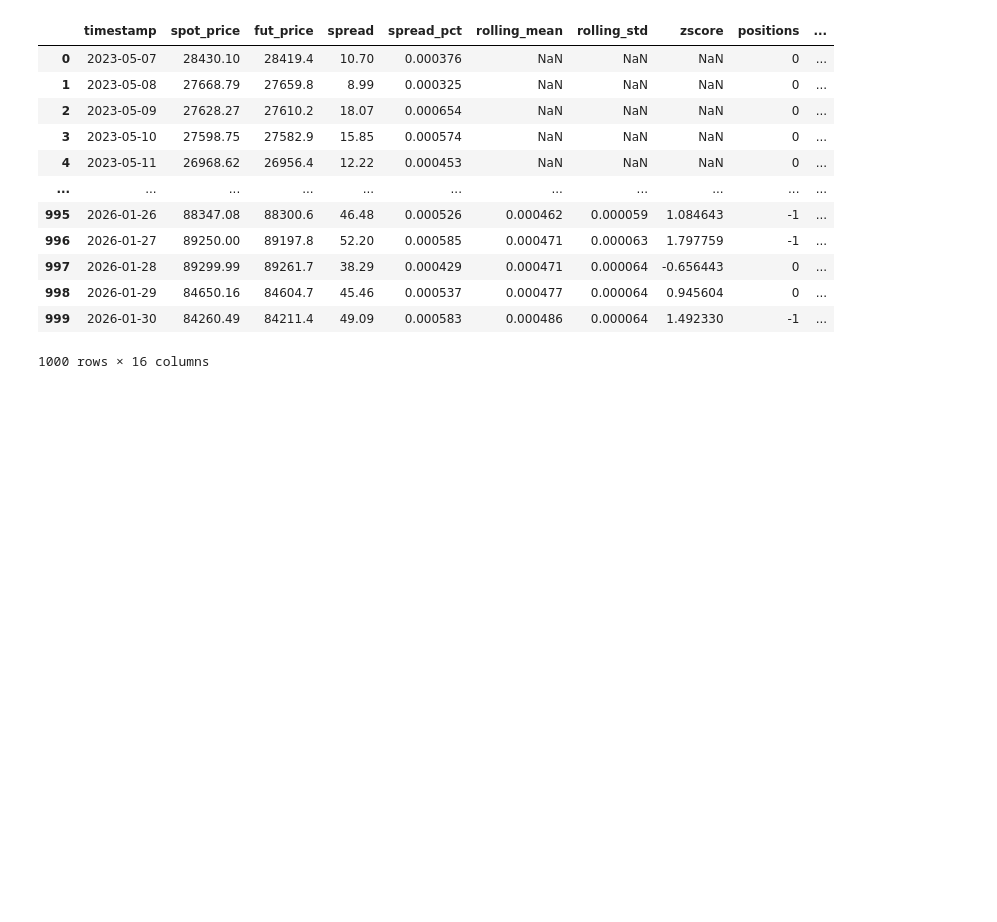
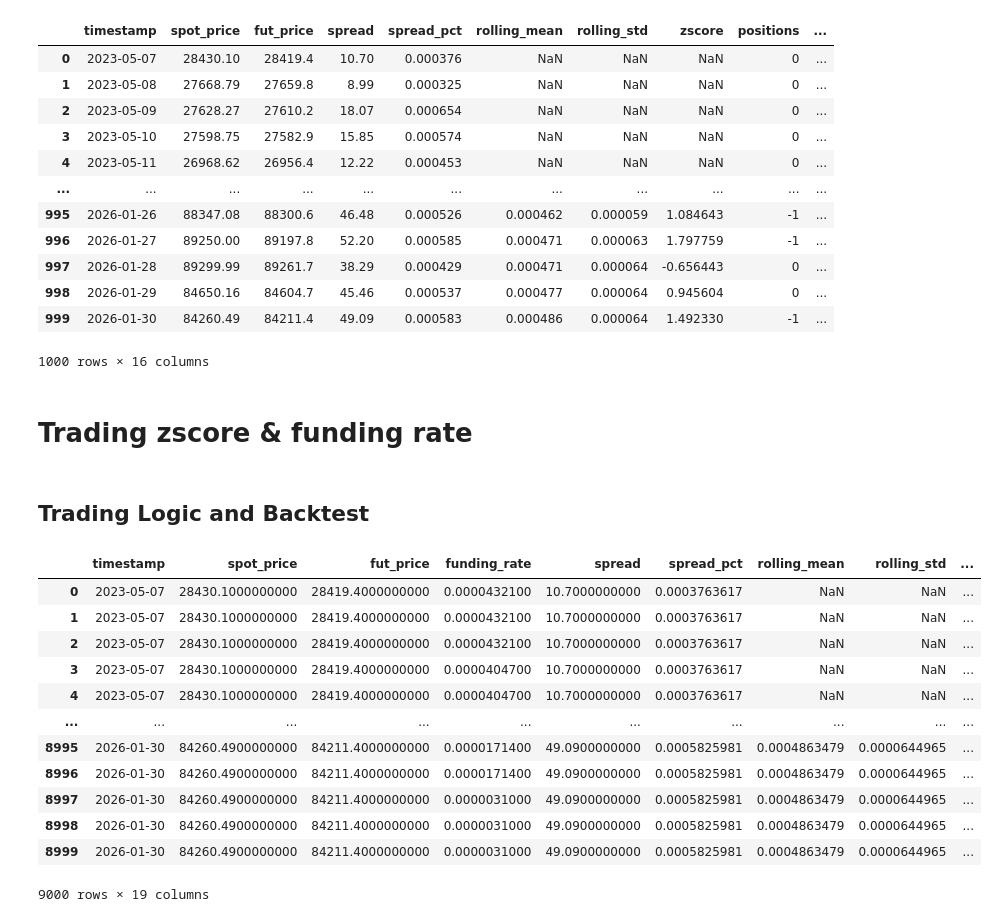
Before and after one commit to eaarowolo25/btc_spot_perp_meanreversion, a Jupyter notebook: notebooks/model.ipynb, the cells around one changed output. Saved outputs shown, nothing was run; the diff lists cells and outputs as text; code cells hidden in the pictures; blank space fills up the shorter version.

```diff
--- a/notebooks/model.ipynb
+++ b/notebooks/model.ipynb
@@ -899,3 +967,25 @@ stats_df
 | 998 | 2026-01-29 | 84650.16 | 84604.7 | 45.46 | 0.000537 | 0.000477 | 0.000064 | 0.945604 | 0 | ... |
 | 999 | 2026-01-30 | 84260.49 | 84211.4 | 49.09 | 0.000583 | 0.000486 | 0.000064 | 1.492330 | -1 | ... |
 1000 rows × 16 columns
+# %% [markdown]
+# Trading zscore & funding rate
+# %% [markdown]
+## Trading Logic and Backtest
+# %%
+statsf_df = stats_df.copy()
+# %%
+statsf_df
+# %% [output]
+|  | timestamp | spot_price | fut_price | funding_rate | spread | spread_pct | rolling_mean | rolling_std | ... |
+| 0 | 2023-05-07 | 28430.1000000000 | 28419.4000000000 | 0.0000432100 | 10.7000000000 | 0.0003763617 | NaN | NaN | ... |
+| 1 | 2023-05-07 | 28430.1000000000 | 28419.4000000000 | 0.0000432100 | 10.7000000000 | 0.0003763617 | NaN | NaN | ... |
+| 2 | 2023-05-07 | 28430.1000000000 | 28419.4000000000 | 0.0000432100 | 10.7000000000 | 0.0003763617 | NaN | NaN | ... |
+| 3 | 2023-05-07 | 28430.1000000000 | 28419.4000000000 | 0.0000404700 | 10.7000000000 | 0.0003763617 | NaN | NaN | ... |
+| 4 | 2023-05-07 | 28430.1000000000 | 28419.4000000000 | 0.0000404700 | 10.7000000000 | 0.0003763617 | NaN | NaN | ... |
+| ... | ... | ... | ... | ... | ... | ... | ... | ... | ... |
+| 8995 | 2026-01-30 | 84260.4900000000 | 84211.4000000000 | 0.0000171400 | 49.0900000000 | 0.0005825981 | 0.0004863479 | 0.0000644965 | ... |
+| 8996 | 2026-01-30 | 84260.4900000000 | 84211.4000000000 | 0.0000171400 | 49.0900000000 | 0.0005825981 | 0.0004863479 | 0.0000644965 | ... |
+| 8997 | 2026-01-30 | 84260.4900000000 | 84211.4000000000 | 0.0000031000 | 49.0900000000 | 0.0005825981 | 0.0004863479 | 0.0000644965 | ... |
+| 8998 | 2026-01-30 | 84260.4900000000 | 84211.4000000000 | 0.0000031000 | 49.0900000000 | 0.0005825981 | 0.0004863479 | 0.0000644965 | ... |
+| 8999 | 2026-01-30 | 84260.4900000000 | 84211.4000000000 | 0.0000031000 | 49.0900000000 | 0.0005825981 | 0.0004863479 | 0.0000644965 | ... |
+9000 rows × 19 columns
```
Also changed, not shown: parts of 39 cells of this notebook, 1 other file.
